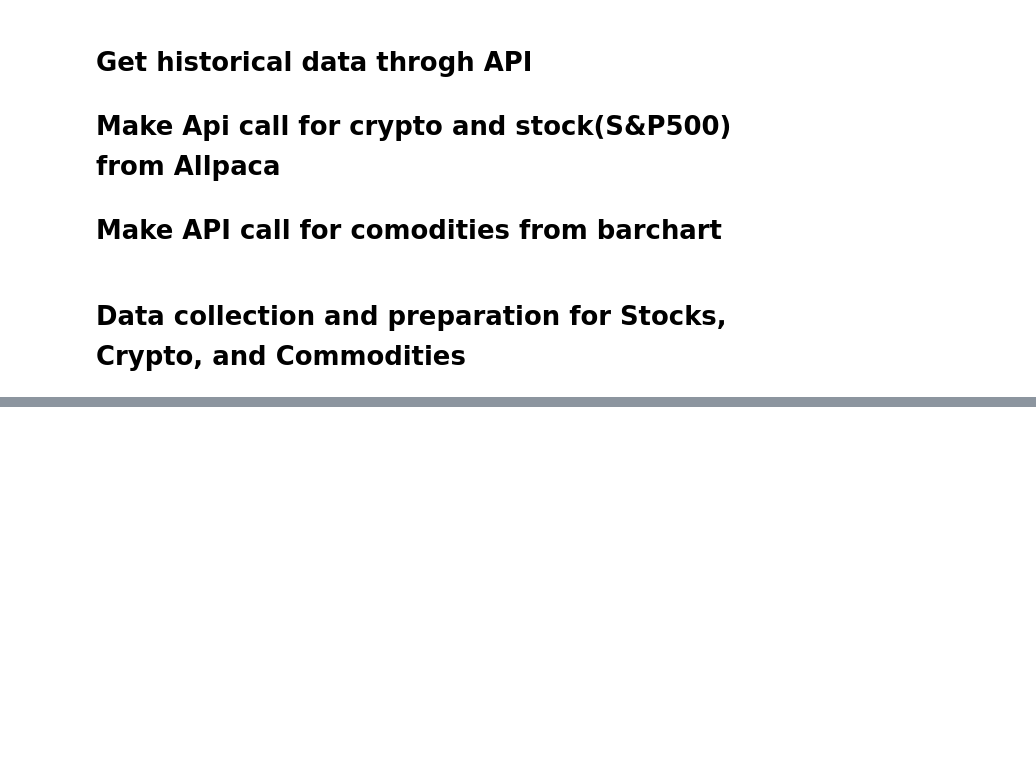
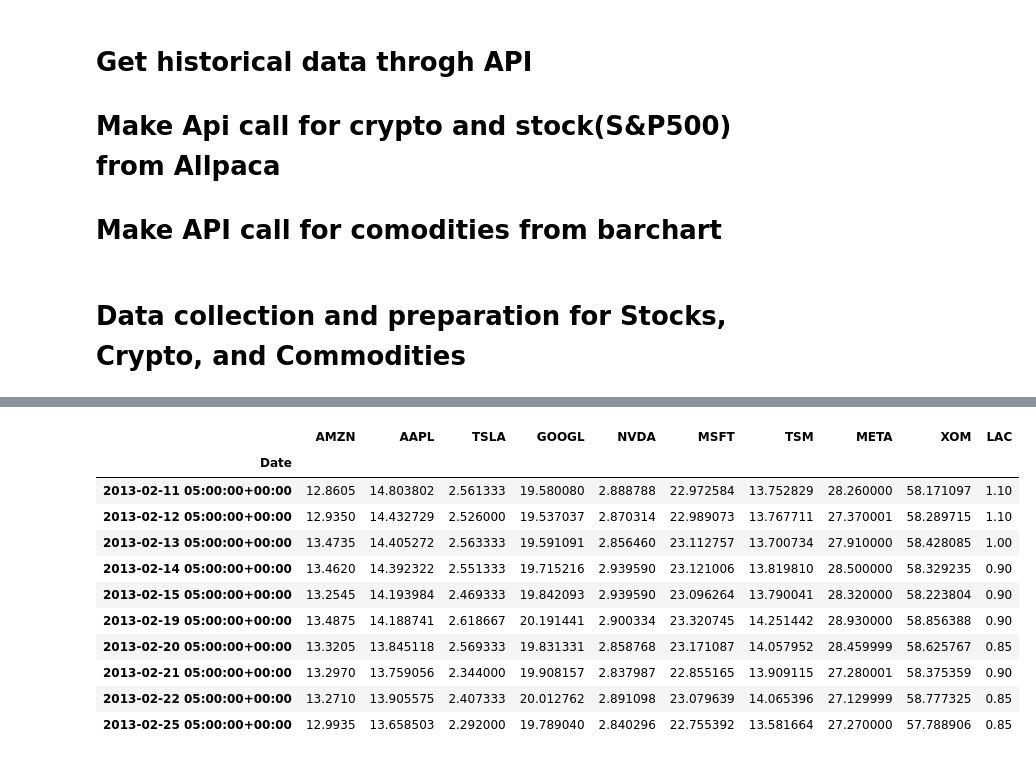
Before and after one commit to Xipilscode/CAPTS-_Comprehensive_Allocation_and_Portfolio_Trading_Solution, a Jupyter notebook: Capital_Allocation_Optimization/capital_allocation_optimization.ipynb, the cells around one changed output, grey strips where cells are left out. Saved outputs shown, nothing was run; the diff lists cells and outputs as text; code cells hidden in the pictures; blank space fills up the shorter version.

```diff
--- a/Capital_Allocation_Optimization/capital_allocation_optimization.ipynb
+++ b/Capital_Allocation_Optimization/capital_allocation_optimization.ipynb
@@ -74,0 +94,17 @@ AttributeError: 'dict' object has no attribute 'pct_change'
+# %%
+# Review first and last 10 rows for stocks assets class
+display(df_stocks.head(10))
+df_stocks.tail(10)
+# %% [output]
+|  | AMZN | AAPL | TSLA | GOOGL | NVDA | MSFT | TSM | META | XOM | LAC |
+| Date |  |  |  |  |  |  |  |  |  |  |
+| 2013-02-11 05:00:00+00:00 | 12.8605 | 14.803802 | 2.561333 | 19.580080 | 2.888788 | 22.972584 | 13.752829 | 28.260000 | 58.171097 | 1.10 |
+| 2013-02-12 05:00:00+00:00 | 12.9350 | 14.432729 | 2.526000 | 19.537037 | 2.870314 | 22.989073 | 13.767711 | 27.370001 | 58.289715 | 1.10 |
+| 2013-02-13 05:00:00+00:00 | 13.4735 | 14.405272 | 2.563333 | 19.591091 | 2.856460 | 23.112757 | 13.700734 | 27.910000 | 58.428085 | 1.00 |
+| 2013-02-14 05:00:00+00:00 | 13.4620 | 14.392322 | 2.551333 | 19.715216 | 2.939590 | 23.121006 | 13.819810 | 28.500000 | 58.329235 | 0.90 |
+| 2013-02-15 05:00:00+00:00 | 13.2545 | 14.193984 | 2.469333 | 19.842093 | 2.939590 | 23.096264 | 13.790041 | 28.320000 | 58.223804 | 0.90 |
+| 2013-02-19 05:00:00+00:00 | 13.4875 | 14.188741 | 2.618667 | 20.191441 | 2.900334 | 23.320745 | 14.251442 | 28.930000 | 58.856388 | 0.90 |
+| 2013-02-20 05:00:00+00:00 | 13.3205 | 13.845118 | 2.569333 | 19.831331 | 2.858768 | 23.171087 | 14.057952 | 28.459999 | 58.625767 | 0.85 |
+| 2013-02-21 05:00:00+00:00 | 13.2970 | 13.759056 | 2.344000 | 19.908157 | 2.837987 | 22.855165 | 13.909115 | 27.280001 | 58.375359 | 0.90 |
+| 2013-02-22 05:00:00+00:00 | 13.2710 | 13.905575 | 2.407333 | 20.012762 | 2.891098 | 23.079639 | 14.065396 | 27.129999 | 58.777325 | 0.85 |
+| 2013-02-25 05:00:00+00:00 | 12.9935 | 13.658503 | 2.292000 | 19.789040 | 2.840296 | 22.755392 | 13.581664 | 27.270000 | 57.788906 | 0.85 |
```
Also changed, not shown: parts of 43 cells of this notebook.
